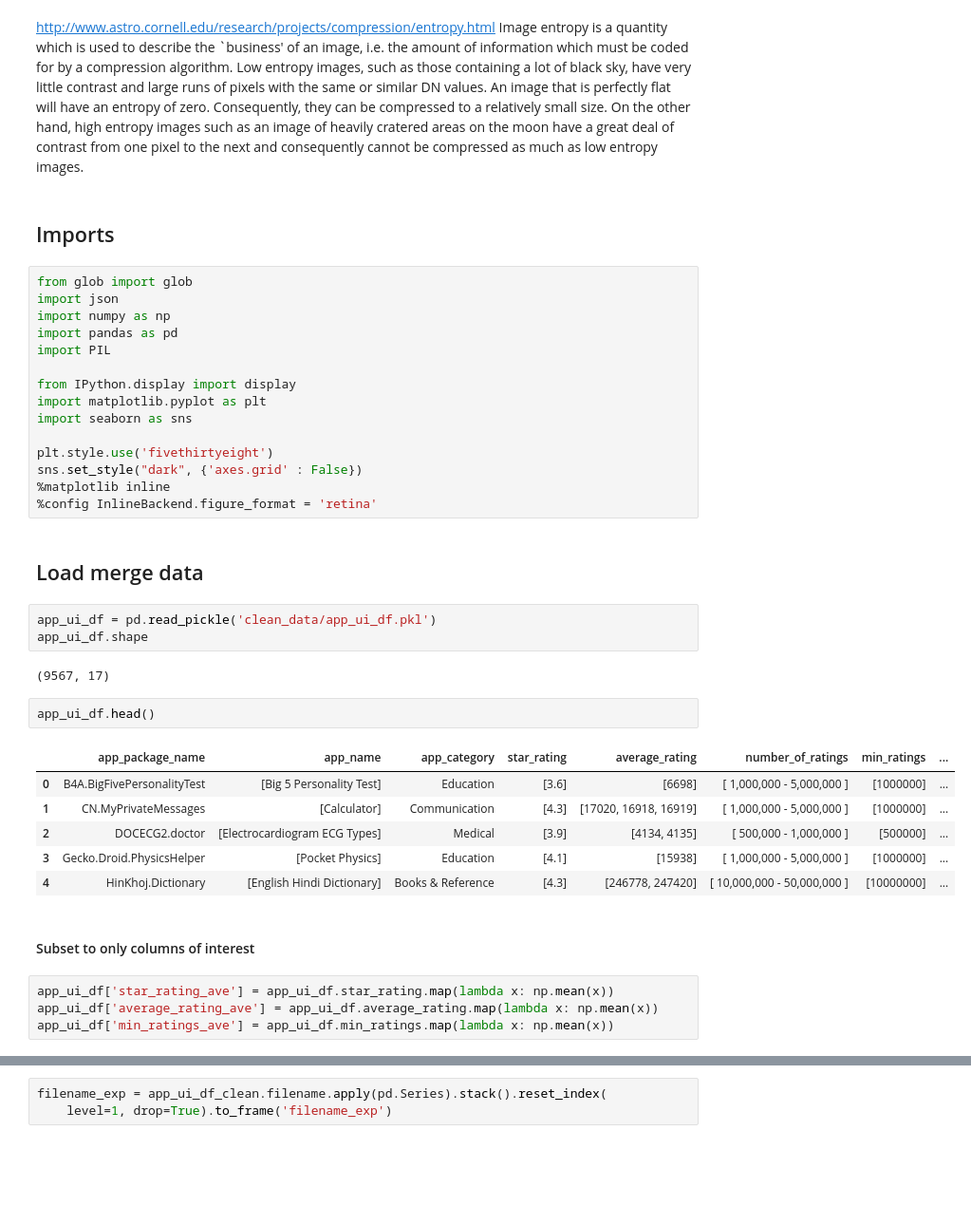
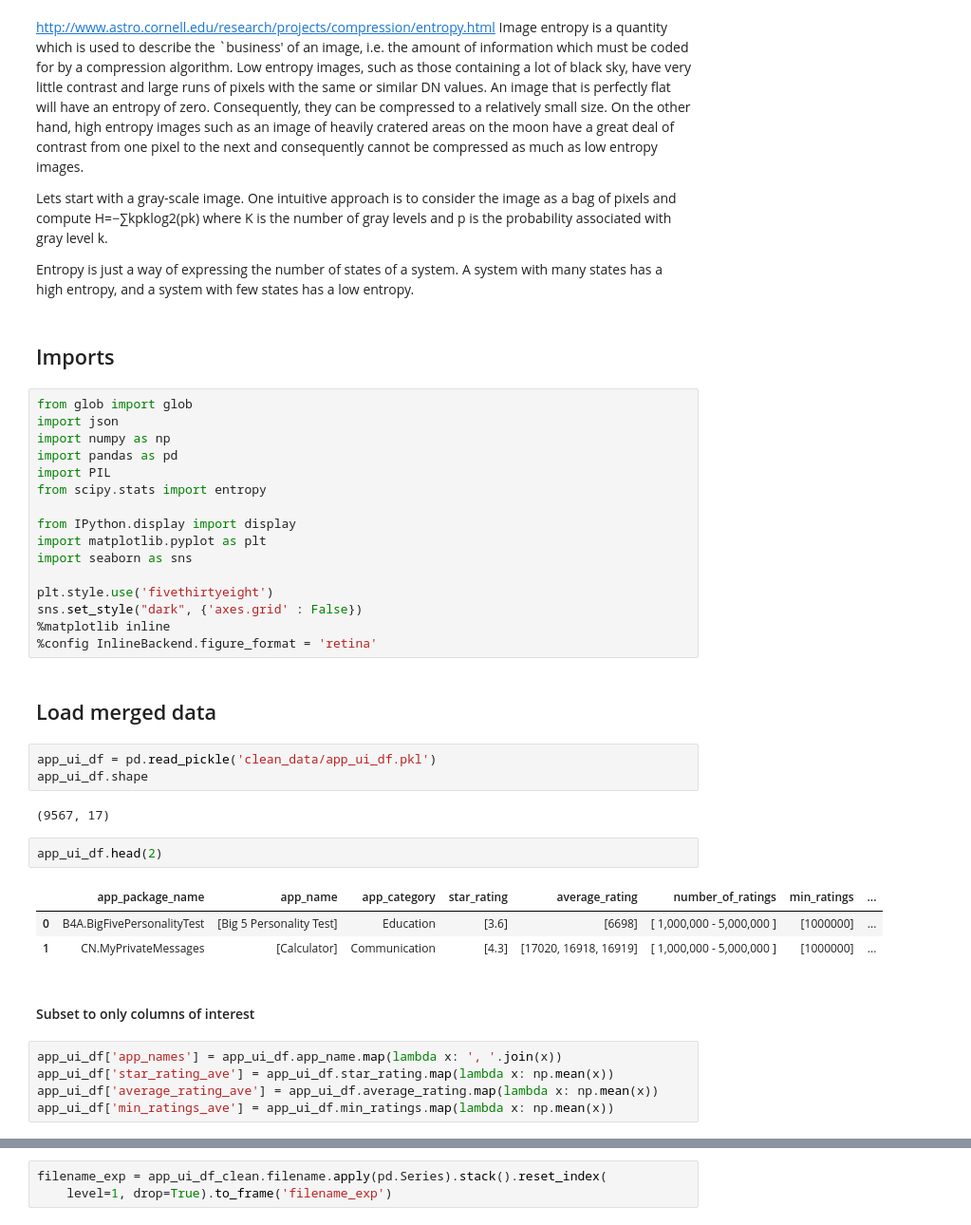
Before and after one commit to vnessified/information_theory_ui_analysis, a Jupyter notebook: EDA.ipynb, the cells around one changed output, grey strips where cells are left out. Shown at 95% size. Cells and saved outputs as stored; diff of their text form; blank space fills up the shorter version.

```diff
--- a/EDA.ipynb
+++ b/EDA.ipynb
@@ -1,6 +3,12 @@
 # %% [markdown]
 http://www.astro.cornell.edu/research/projects/compression/entropy.html
 Image entropy is a quantity which is used to describe the `business' of an image, i.e. the amount of information which must be coded for by a compression algorithm. Low entropy images, such as those containing a lot of black sky, have very little contrast and large runs of pixels with the same or similar DN values. An image that is perfectly flat will have an entropy of zero. Consequently, they can be compressed to a relatively small size. On the other hand, high entropy images such as an image of heavily cratered areas on the moon have a great deal of contrast from one pixel to the next and consequently cannot be compressed as much as low entropy images.
+
+Lets start with a gray-scale image. One intuitive approach is to consider the image as a bag of pixels and compute
+H=−∑kpklog2(pk)
+where K is the number of gray levels and p is the probability associated with gray level k.
+
+Entropy is just a way of expressing the number of states of a system. A system with many states has a high entropy, and a system with few states has a low entropy.
 # %% [markdown]
 ## Imports
 # %%
@@ -9,6 +17,7 @@ import json
 import numpy as np
 import pandas as pd
 import PIL
+from scipy.stats import entropy
 
 from IPython.display import display
 import matplotlib.pyplot as plt
@@ -19,24 +28,22 @@ sns.set_style("dark", {'axes.grid' : False})
 %matplotlib inline
 %config InlineBackend.figure_format = 'retina'
 # %% [markdown]
-## Load merge data
+## Load merged data
 # %%
 app_ui_df = pd.read_pickle('clean_data/app_ui_df.pkl')
 app_ui_df.shape
 # %% [output]
 (9567, 17)
 # %%
-app_ui_df.head()
+app_ui_df.head(2)
 # %% [output]
 |  | app_package_name | app_name | app_category | star_rating | average_rating | number_of_ratings | min_ratings | ... |
 | 0 | B4A.BigFivePersonalityTest | [Big 5 Personality Test] | Education | [3.6] | [6698] | [ 1,000,000 - 5,000,000 ] | [1000000] | ... |
 | 1 | CN.MyPrivateMessages | [Calculator] | Communication | [4.3] | [17020, 16918, 16919] | [ 1,000,000 - 5,000,000 ] | [1000000] | ... |
-| 2 | DOCECG2.doctor | [Electrocardiogram ECG Types] | Medical | [3.9] | [4134, 4135] | [ 500,000 - 1,000,000 ] | [500000] | ... |
-| 3 | Gecko.Droid.PhysicsHelper | [Pocket Physics] | Education | [4.1] | [15938] | [ 1,000,000 - 5,000,000 ] | [1000000] | ... |
-| 4 | HinKhoj.Dictionary | [English Hindi Dictionary] | Books & Reference | [4.3] | [246778, 247420] | [ 10,000,000 - 50,000,000 ] | [10000000] | ... |
 # %% [markdown]
 #### Subset to only columns of interest
 # %%
+app_ui_df['app_names'] = app_ui_df.app_name.map(lambda x: ', '.join(x))
 app_ui_df['star_rating_ave'] = app_ui_df.star_rating.map(lambda x: np.mean(x))
 app_ui_df['average_rating_ave'] = app_ui_df.average_rating.map(lambda x: np.mean(x))
 app_ui_df['min_ratings_ave'] = app_ui_df.min_ratings.map(lambda x: np.mean(x))
```
Also changed, not shown: parts of 50 cells of this notebook, 2 other files.
